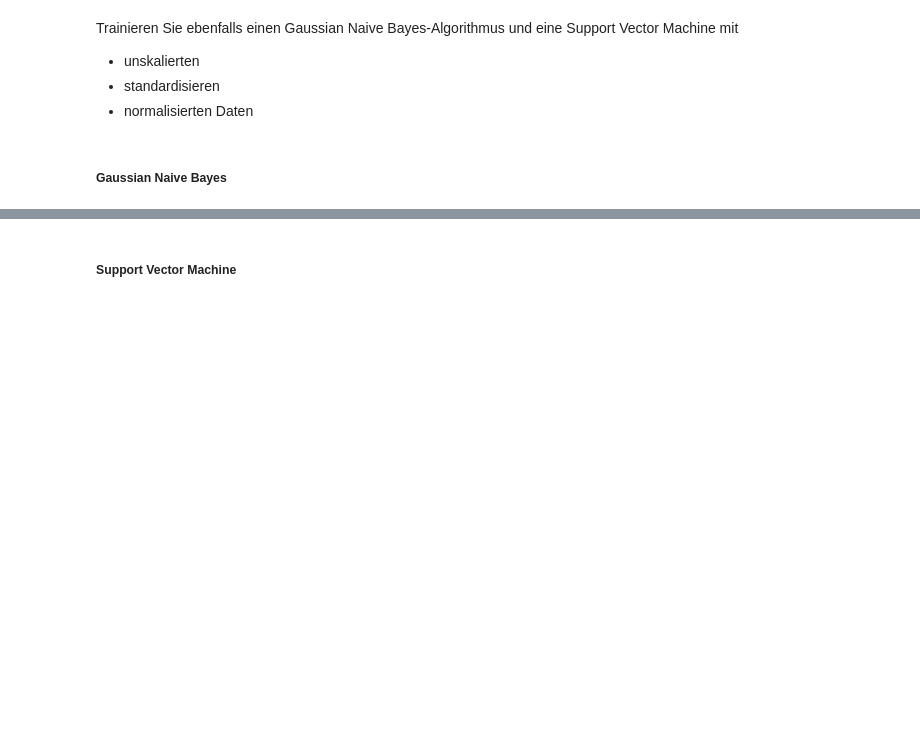
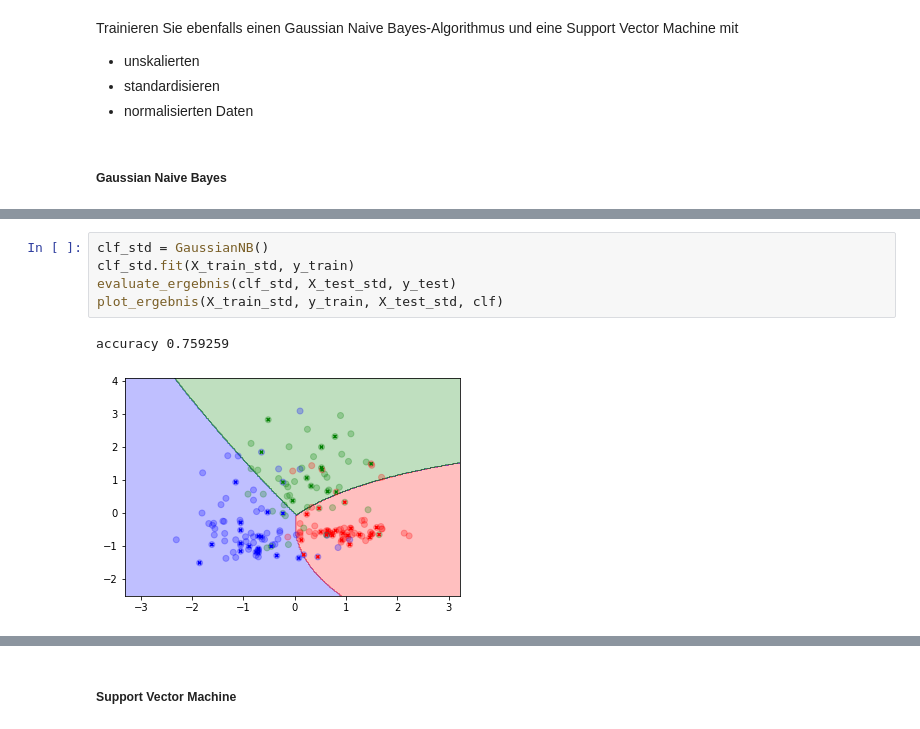
Before and after one commit to Aafaaq77/EinblickeMachineLearning, a Jupyter notebook: 07_skalierung_aufgabe.ipynb, the cells around one changed output, grey strips where cells are left out. Saved outputs shown, nothing was run; the diff lists cells and outputs as text; blank space fills up the shorter version.

```diff
--- a/07_skalierung_aufgabe.ipynb
+++ b/07_skalierung_aufgabe.ipynb
@@ -307,0 +337,8 @@ Daten
+# %%
+clf_std = GaussianNB()
+clf_std.fit(X_train_std, y_train)
+evaluate_ergebnis(clf_std, X_test_std, y_test)
+plot_ergebnis(X_train_std, y_train, X_test_std, clf)
+# %% [output]
+accuracy 0.759259
+[figure, added]
```
Also changed, not shown: parts of 19 cells of this notebook.
